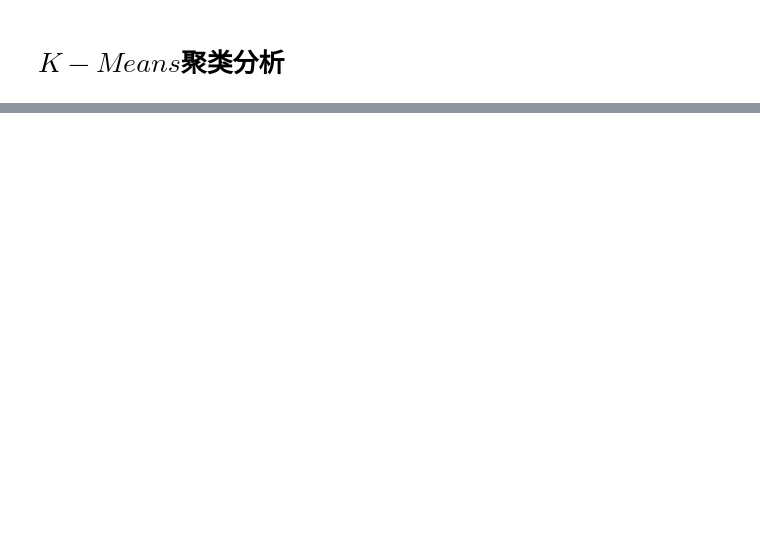
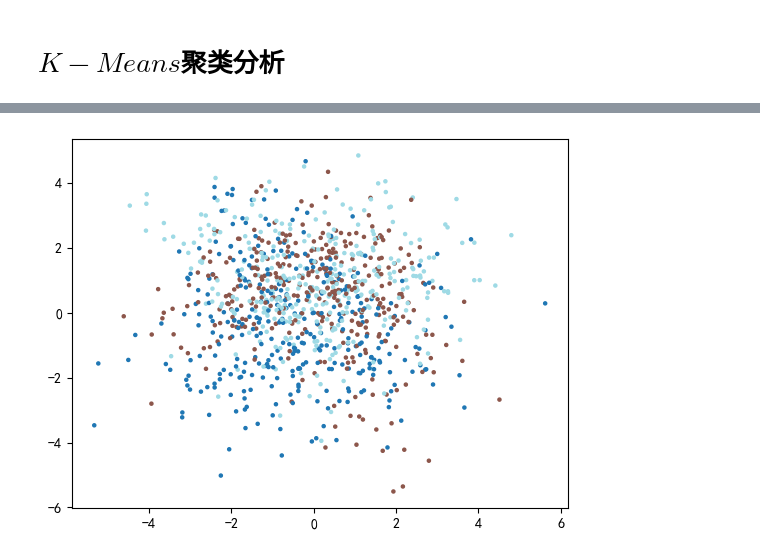
Before and after one commit to moonchildink/machine_learning, a Jupyter notebook: clustering.ipynb, the cells around one changed output, grey strips where cells are left out. Drawn from its saved outputs; the diff is of its cells as text; code cells hidden in the pictures; blank space fills up the shorter version.

```diff
--- a/clustering.ipynb
+++ b/clustering.ipynb
@@ -23,0 +74,6 @@ from sklearn.preprocessing import train
+# %%
+x_train, y_train = make_classification(n_samples=1000, n_classes=3, n_informative=6, n_redundant=2, n_features=10,
+                                       n_repeated=2, n_clusters_per_class=4, random_state=4)
+pltScatter(x_train, y_train)
+# %% [output]
+[figure, added]
```
Also changed, not shown: parts of 17 cells of this notebook, 3 other files.
